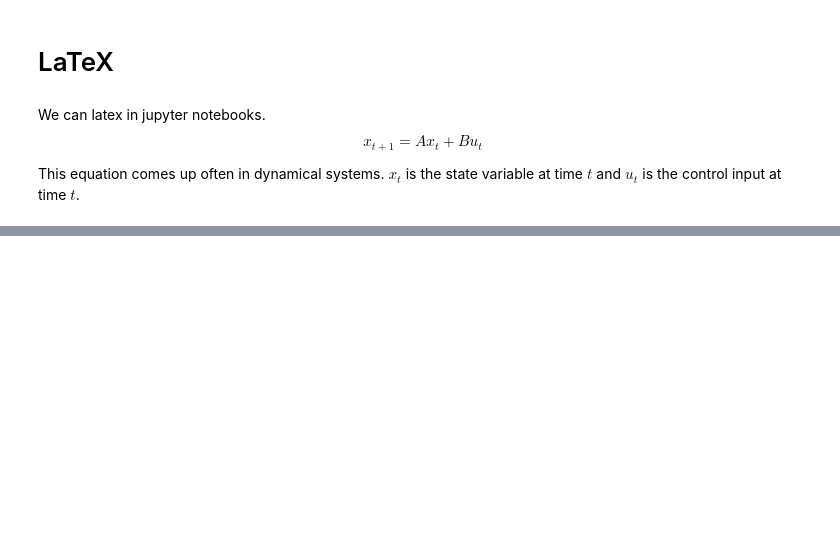
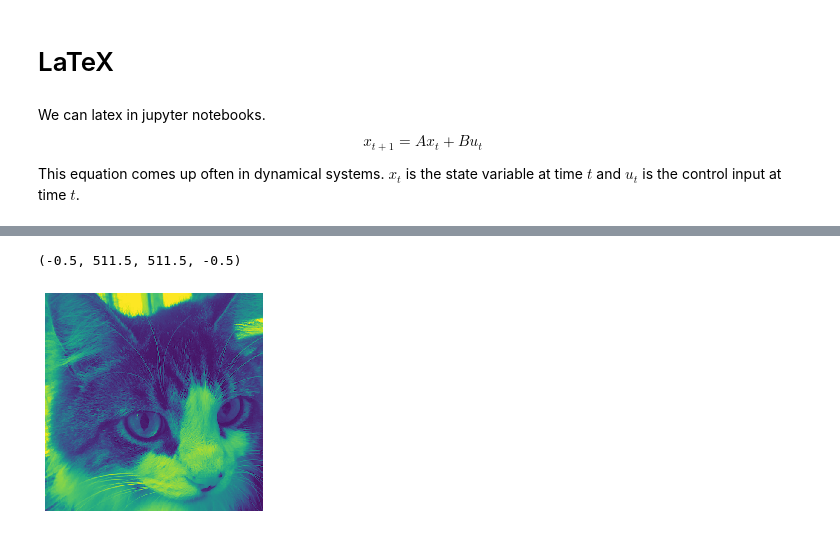
Before and after one commit to ORF307/companion, a Jupyter notebook: precepts/01_precept/01_precept.ipynb, the cells around one changed output, grey strips where cells are left out. Drawn from its saved outputs; the diff is of its cells as text; code cells hidden in the pictures; blank space fills up the shorter version.

```diff
--- a/precepts/01_precept/01_precept.ipynb
+++ b/precepts/01_precept/01_precept.ipynb
@@ -183,0 +196,7 @@ This equation comes up often in dynamical systems.  $x_t$ is the state variable
+# %%
+# Let's see what happens when we do not set the colormap (cmap)
+plt.imshow(img)
+plt.axis('off')
+# %% [output]
+(-0.5, 511.5, 511.5, -0.5)
+[figure, added]
```
Also changed, not shown: parts of 7 cells of this notebook.
